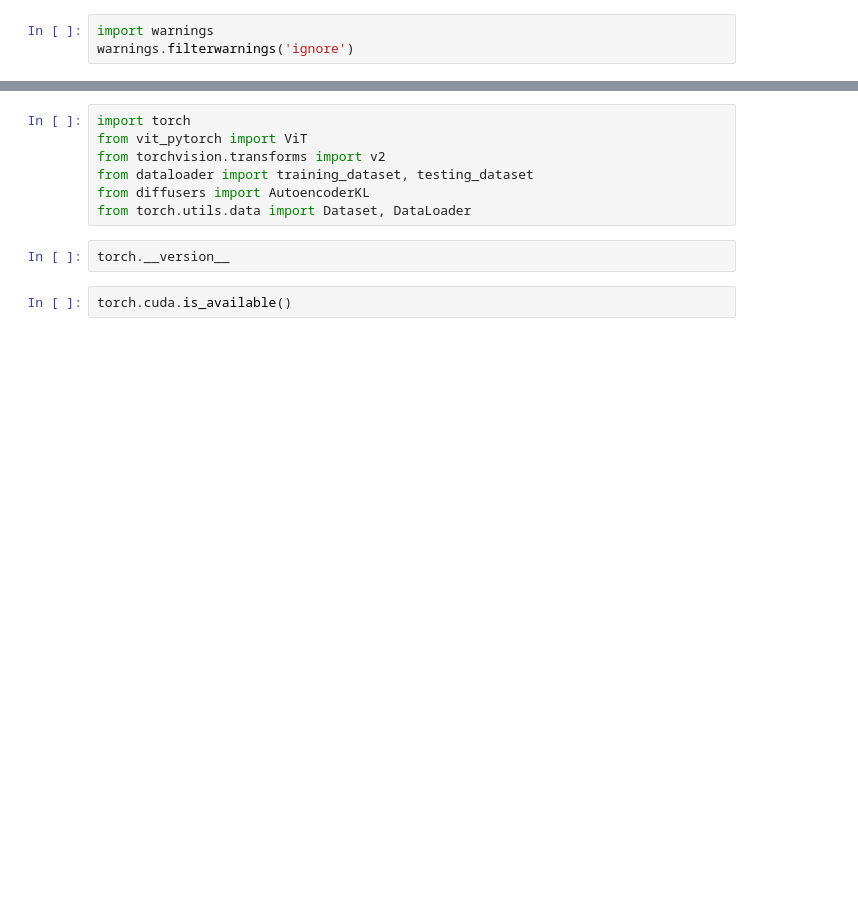
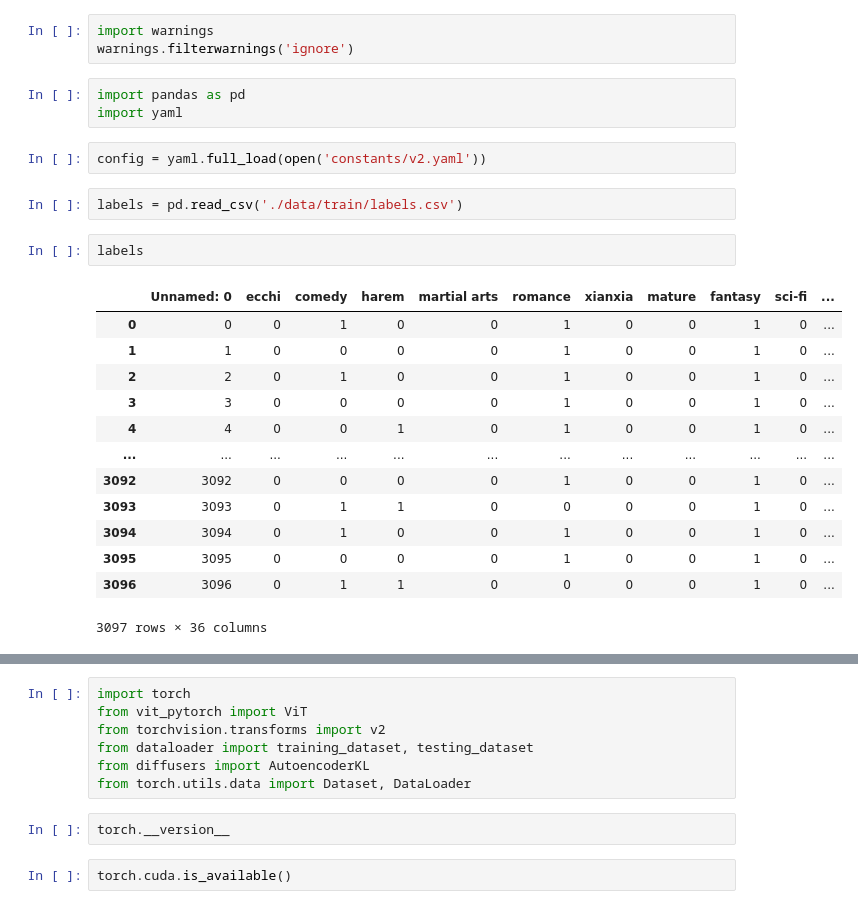
Before and after one commit to Zn10plays/VCP, a Jupyter notebook: test.ipynb, the cells around one changed output, grey strips where cells are left out. Cells and saved outputs as stored; diff of their text form; blank space fills up the shorter version.

```diff
--- a/test.ipynb
+++ b/test.ipynb
@@ -1,3 +1,26 @@
 # %%
 import warnings
 warnings.filterwarnings('ignore')
+# %%
+import pandas as pd
+import yaml
+# %%
+config = yaml.full_load(open('constants/v2.yaml'))
+# %%
+labels = pd.read_csv('./data/train/labels.csv')
+# %%
+labels
+# %% [output]
+|  | Unnamed: 0 | ecchi | comedy | harem | martial arts | romance | xianxia | mature | fantasy | sci-fi | ... |
+| 0 | 0 | 0 | 1 | 0 | 0 | 1 | 0 | 0 | 1 | 0 | ... |
+| 1 | 1 | 0 | 0 | 0 | 0 | 1 | 0 | 0 | 1 | 0 | ... |
+| 2 | 2 | 0 | 1 | 0 | 0 | 1 | 0 | 0 | 1 | 0 | ... |
+| 3 | 3 | 0 | 0 | 0 | 0 | 1 | 0 | 0 | 1 | 0 | ... |
+| 4 | 4 | 0 | 0 | 1 | 0 | 1 | 0 | 0 | 1 | 0 | ... |
+| ... | ... | ... | ... | ... | ... | ... | ... | ... | ... | ... | ... |
+| 3092 | 3092 | 0 | 0 | 0 | 0 | 1 | 0 | 0 | 1 | 0 | ... |
+| 3093 | 3093 | 0 | 1 | 1 | 0 | 0 | 0 | 0 | 1 | 0 | ... |
+| 3094 | 3094 | 0 | 1 | 0 | 0 | 1 | 0 | 0 | 1 | 0 | ... |
+| 3095 | 3095 | 0 | 0 | 0 | 0 | 1 | 0 | 0 | 1 | 0 | ... |
+| 3096 | 3096 | 0 | 1 | 1 | 0 | 0 | 0 | 0 | 1 | 0 | ... |
+3097 rows × 36 columns
```
Also changed, not shown: parts of 1 cell of this notebook, 6 other files.
